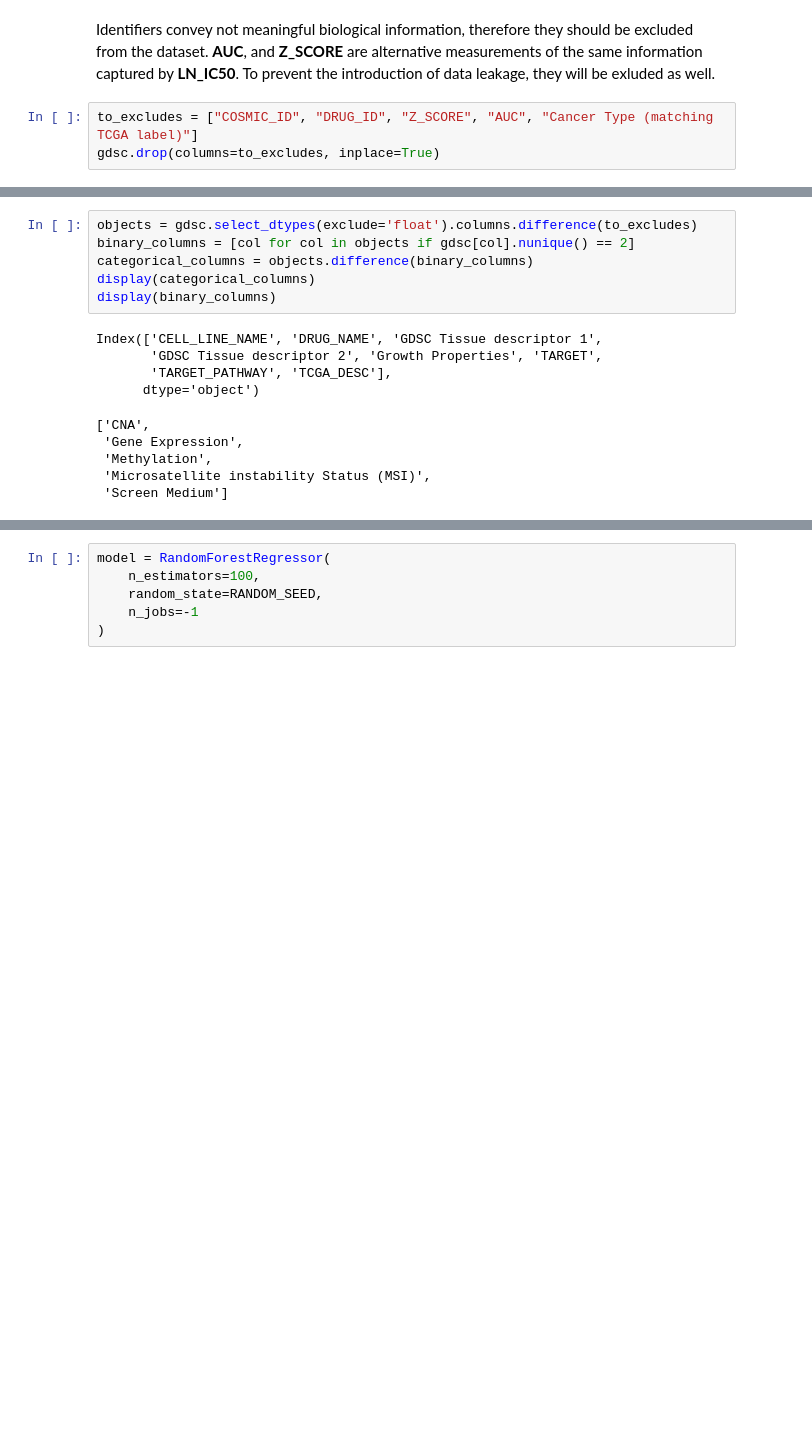
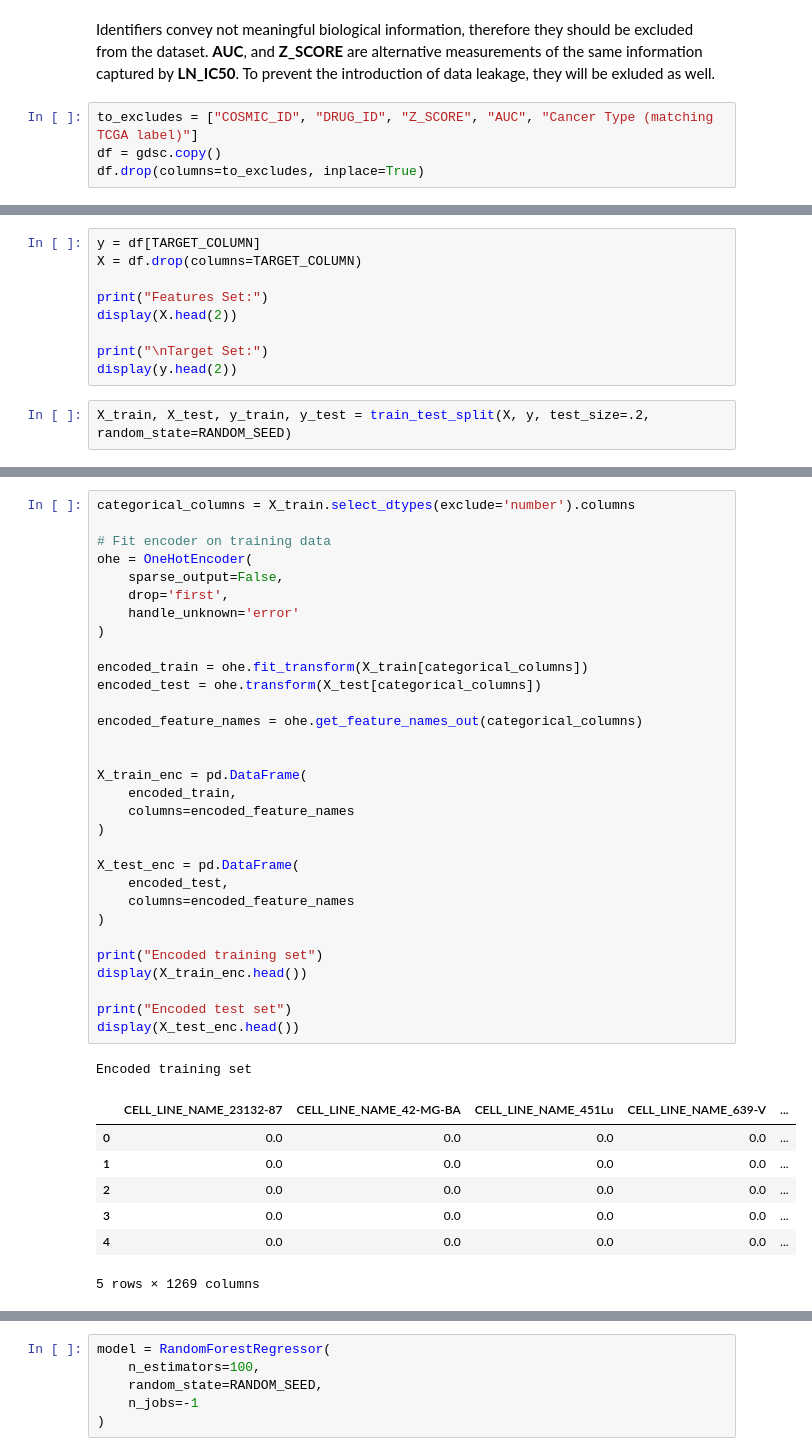
Before and after one commit to dioufra/hackbio-team-phenylalanine-methionine, a Jupyter notebook: stage02/notebook/notebook.ipynb, the cells around one changed output, grey strips where cells are left out. Drawn from its saved outputs; the diff is of its cells as text; blank space fills up the shorter version.

```diff
--- a/stage02/notebook/notebook.ipynb
+++ b/stage02/notebook/notebook.ipynb
@@ -174,4 +50,5 @@ dtype: int64
 Identifiers convey not meaningful biological information, therefore they should be excluded from the dataset. **AUC**, and **Z_SCORE** are alternative measurements of the same information captured by **LN_IC50**. To prevent the introduction of data leakage, they will be exluded as well.
 # %%
 to_excludes = ["COSMIC_ID", "DRUG_ID", "Z_SCORE", "AUC", "Cancer Type (matching TCGA label)"]
-gdsc.drop(columns=to_excludes, inplace=True)
+df = gdsc.copy()
+df.drop(columns=to_excludes, inplace=True)
@@ -177,0 +57,11 @@ gdsc.drop(columns=to_excludes, inplace=True)
+# %%
+y = df[TARGET_COLUMN]
+X = df.drop(columns=TARGET_COLUMN)
+
+print("Features Set:")
+display(X.head(2))
+
+print("\nTarget Set:")
+display(y.head(2))
+# %%
+X_train, X_test, y_train, y_test = train_test_split(X, y, test_size=.2, random_state=RANDOM_SEED)
@@ -178,16 +70,40 @@ gdsc.drop(columns=to_excludes, inplace=True)
 # %%
-objects = gdsc.select_dtypes(exclude='float').columns.difference(to_excludes)
-binary_columns = [col for col in objects if gdsc[col].nunique() == 2]
-categorical_columns = objects.difference(binary_columns)
-display(categorical_columns)
-display(binary_columns)
+categorical_columns = X_train.select_dtypes(exclude='number').columns
+
+# Fit encoder on training data
+ohe = OneHotEncoder(
+    sparse_output=False,
+    drop='first',
+    handle_unknown='error'
+)
+
+encoded_train = ohe.fit_transform(X_train[categorical_columns])
+encoded_test = ohe.transform(X_test[categorical_columns])
+
+encoded_feature_names = ohe.get_feature_names_out(categorical_columns)
+
+
+X_train_enc = pd.DataFrame(
+    encoded_train,
+    columns=encoded_feature_names
+)
+
+X_test_enc = pd.DataFrame(
+    encoded_test,
+    columns=encoded_feature_names
+)
+
+print("Encoded training set")
+display(X_train_enc.head())
+
+print("Encoded test set")
+display(X_test_enc.head())
 # %% [output]
-Index(['CELL_LINE_NAME', 'DRUG_NAME', 'GDSC Tissue descriptor 1',
-       'GDSC Tissue descriptor 2', 'Growth Properties', 'TARGET',
-       'TARGET_PATHWAY', 'TCGA_DESC'],
-      dtype='object')
+Encoded training set
+|  | CELL_LINE_NAME_23132-87 | CELL_LINE_NAME_42-MG-BA | CELL_LINE_NAME_451Lu | CELL_LINE_NAME_639-V | ... |
+| 0 | 0.0 | 0.0 | 0.0 | 0.0 | ... |
+| 1 | 0.0 | 0.0 | 0.0 | 0.0 | ... |
+| 2 | 0.0 | 0.0 | 0.0 | 0.0 | ... |
+| 3 | 0.0 | 0.0 | 0.0 | 0.0 | ... |
+| 4 | 0.0 | 0.0 | 0.0 | 0.0 | ... |
-['CNA',
- 'Gene Expression',
- 'Methylation',
- 'Microsatellite instability Status (MSI)',
- 'Screen Medium']
+5 rows × 1269 columns
```
Also changed, not shown: parts of 25 cells of this notebook.
